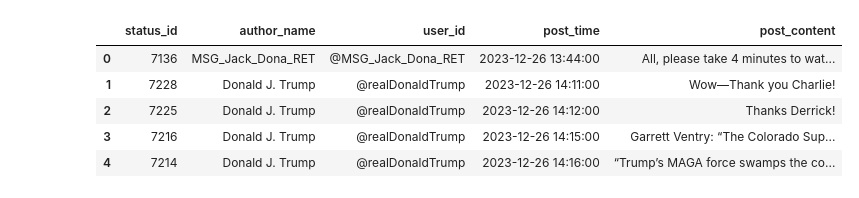
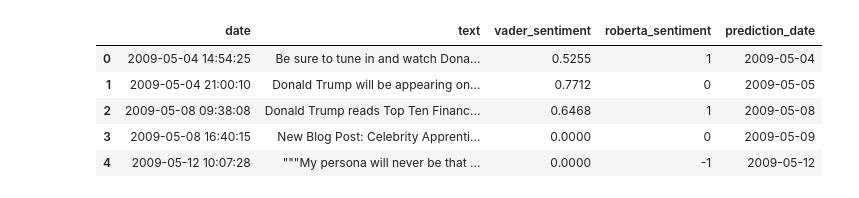
Before and after one commit to PredictNasdaq/main, a Jupyter notebook: 04 EDA.ipynb, the cells around one changed output. Saved outputs shown, nothing was run; the diff lists cells and outputs as text; code cells hidden in the pictures.

```diff
--- a/04 EDA.ipynb
+++ b/04 EDA.ipynb
@@ -1,18 +1,18 @@
 # %%
 import pandas as pd
 
 # 데이터 불러오기
-data = pd.read_csv('data.csv')
+data = pd.read_csv('data/text_and_sentiment.csv')
 
 # 데이터 확인
 data.head()
 # %% [output]
-|  | status_id | author_name | user_id | post_time | post_content |
-| 0 | 7136 | MSG_Jack_Dona_RET | @MSG_Jack_Dona_RET | 2023-12-26 13:44:00 | All, please take 4 minutes to wat... |
-| 1 | 7228 | Donald J. Trump | @realDonaldTrump | 2023-12-26 14:11:00 | Wow—Thank you Charlie! |
-| 2 | 7225 | Donald J. Trump | @realDonaldTrump | 2023-12-26 14:12:00 | Thanks Derrick! |
-| 3 | 7216 | Donald J. Trump | @realDonaldTrump | 2023-12-26 14:15:00 | Garrett Ventry: “The Colorado Sup... |
-| 4 | 7214 | Donald J. Trump | @realDonaldTrump | 2023-12-26 14:16:00 | “Trump’s MAGA force swamps the co... |
+|  | date | text | vader_sentiment | roberta_sentiment | prediction_date |
+| 0 | 2009-05-04 14:54:25 | Be sure to tune in and watch Dona... | 0.5255 | 1 | 2009-05-04 |
+| 1 | 2009-05-04 21:00:10 | Donald Trump will be appearing on... | 0.7712 | 0 | 2009-05-05 |
+| 2 | 2009-05-08 09:38:08 | Donald Trump reads Top Ten Financ... | 0.6468 | 1 | 2009-05-08 |
+| 3 | 2009-05-08 16:40:15 | New Blog Post: Celebrity Apprenti... | 0.0000 | 0 | 2009-05-09 |
+| 4 | 2009-05-12 10:07:28 | """My persona will never be that ... | 0.0000 | -1 | 2009-05-12 |
 # %%
 # Display basic statistics
 print(data.describe(include='all'))
```
Also changed, not shown: parts of 1 cell of this notebook, 2 other files.
